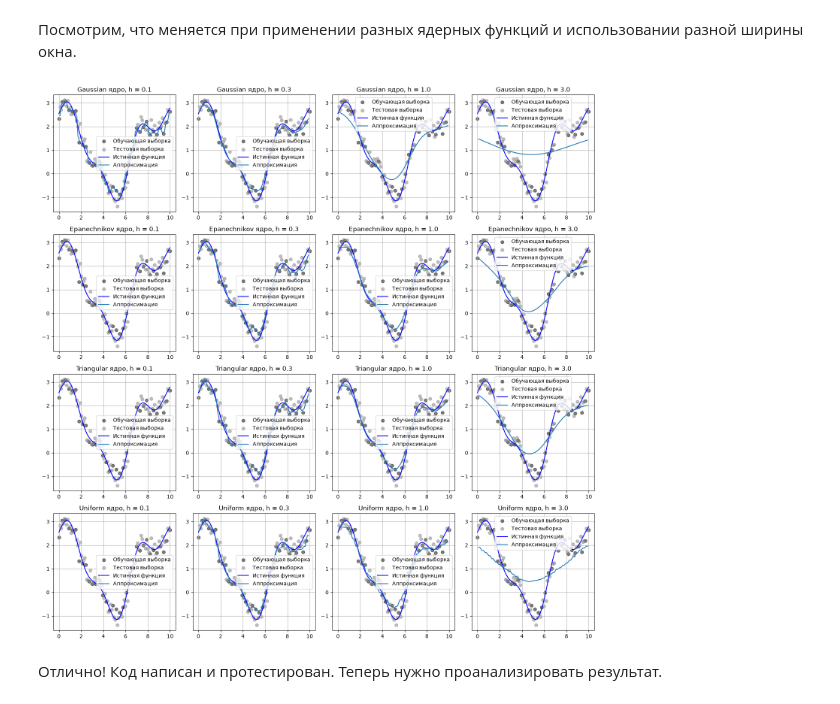
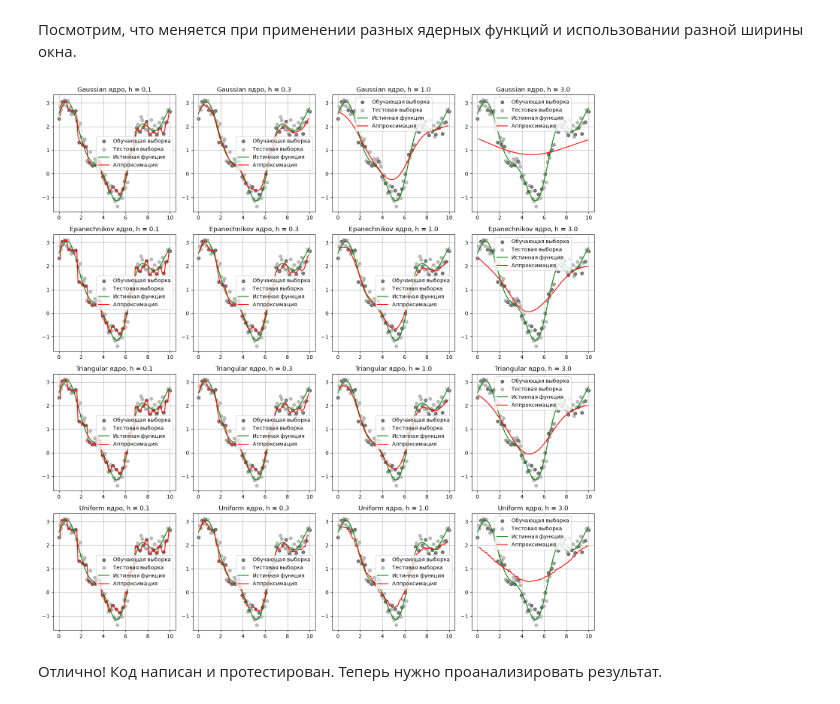
Before and after one commit to dchurikov1983/msc-ml-online-autumn-2026, a Jupyter notebook: W3 Metric Algorithms/Неделя_3_Машинное_обучение_ДЗ_done.ipynb, the cells around one changed output. Drawn from its saved outputs; the diff is of its cells as text; code cells hidden in the pictures.

Commit message:
fixed diagramm error hw3

```diff
--- a/W3 Metric Algorithms/Неделя_3_Машинное_обучение_ДЗ_done.ipynb
+++ b/W3 Metric Algorithms/Неделя_3_Машинное_обучение_ДЗ_done.ipynb
@@ -710,6 +710,15 @@ class NadarayaWatsonRegressor(BaseKNN):
             weights = self._calculate_weights(distances)
             y_pred[i] = np.sum(weights * self.y_train) / np.sum(weights)
 
+            # Считаем сумму весов, чтобы проверить её на равенство нулю
+            sum_weights = np.sum(weights)
+            if sum_weights > 0:
+                y_pred[i] = np.sum(weights * self.y_train) / sum_weights
+            else:
+                # Находим индекс одной самой близкой точки
+                nearest_idx = np.argmin(distances)
+                y_pred[i] = self.y_train[nearest_idx]
+
         return y_pred
 # %% [markdown]
 Попробуй сгенерировать более сложную функцию.
@@ -730,30 +739,37 @@ plot_data(X, X_train, X_test, y_train, y_test, complex_function)
 # %%
 kernels = ['gaussian', 'epanechnikov', 'triangular', 'uniform'] # Сравни разные ядра
 bandwidths = [0.1, 0.3, 1.0, 3.0] # Сравни разные размеры окна
 
 plt.figure(figsize=(15, 15))
 plot_number = 1
+colors = ['green', 'red']  # свой цвет для каждой линии
+
 
 for kernel in kernels:
     for h in bandwidths:
         # Модель
         model = NadarayaWatsonRegressor(bandwidth=h, kernel=kernel)
         model.fit(X_train, y_train)
 
         # Предсказания
         y_pred = model.predict(X_test)
 
         # Визуализируй результаты
         plt.subplot(len(bandwidths), len(kernels), plot_number)
         plot_data(X, X_train, X_test, y_train, y_test, complex_function, \
           [y_pred], ['Аппроксимация'], subplot=True, title=f"{kernel.capitalize()} ядро, h = {h}")
+        ax = plt.gca()
+        for line, color in zip(ax.get_lines(), colors):
+           line.set_color(color)
+        for line, color in zip(ax.get_legend().get_lines(), colors):
+           line.set_color(color)
 
         plot_number += 1
 
 plt.tight_layout()
 plt.show()
 # %% [output]
-[figure, old version]
+[figure, new version]
 # %% [markdown]
 Отлично! Код написан и протестирован. Теперь нужно проанализировать результат.
 # %% [markdown]
```
Also changed, not shown: parts of 1 cell of this notebook.
